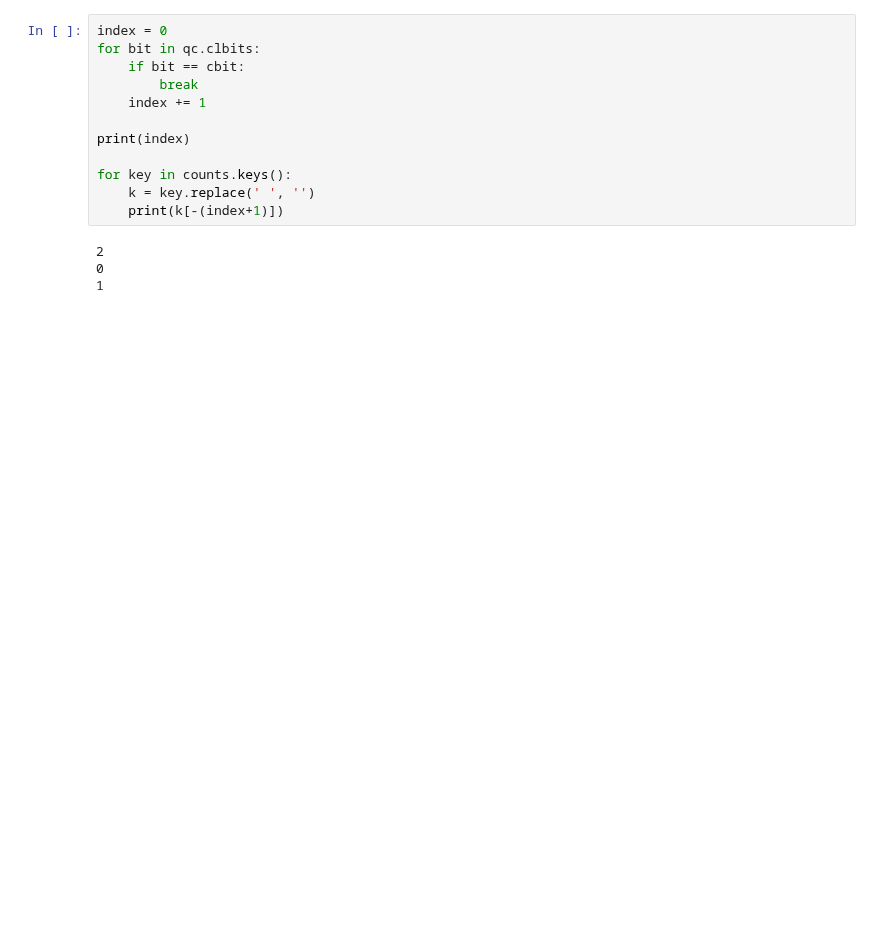
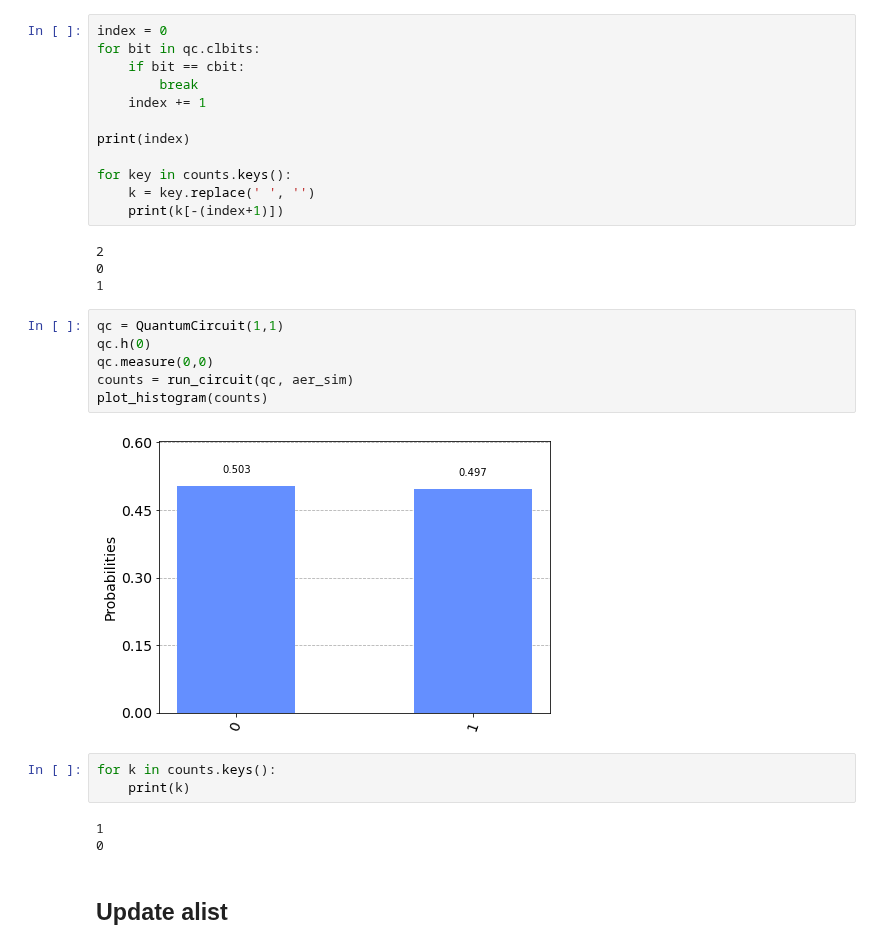
Before and after one commit to KnightShuffler/Quantum-Non-Unitary-Time-Evolution-Public-, a Jupyter notebook: Redone in Qiskit/motta_redone.ipynb, the cells around one changed output. Cells and saved outputs as stored; diff of their text form; blank space fills up the shorter version.

```diff
--- a/Redone in Qiskit/motta_redone.ipynb
+++ b/Redone in Qiskit/motta_redone.ipynb
@@ -119,3 +122,19 @@ for key in counts.keys():
 2
 0
 1
+# %%
+qc = QuantumCircuit(1,1)
+qc.h(0)
+qc.measure(0,0)
+counts = run_circuit(qc, aer_sim)
+plot_histogram(counts)
+# %% [output]
+[figure, added]
+# %%
+for k in counts.keys():
+    print(k)
+# %% [output]
+1
+0
+# %% [markdown]
+## Update alist
```
Also changed, not shown: parts of 9 cells of this notebook, 4 other files.
